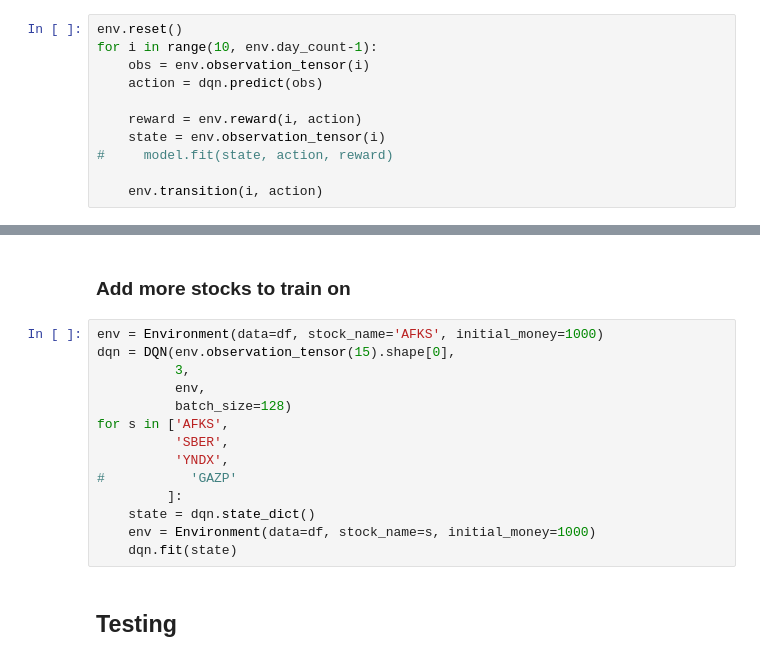
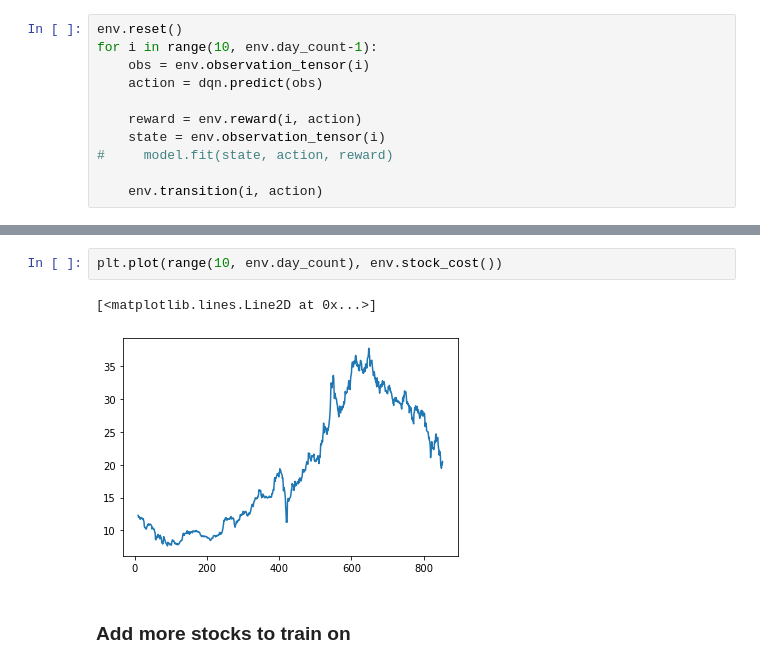
Before and after one commit to andpuc23/Planning_final_stock, a Jupyter notebook: pipeline.ipynb, the cells around one changed output, grey strips where cells are left out. Drawn from its saved outputs; the diff is of its cells as text.

```diff
--- a/pipeline.ipynb
+++ b/pipeline.ipynb
@@ -64,18 +70,7 @@ plt.plot(range(10, env.day_count), env.total_cost())
-# %% [markdown]
-### Add more stocks to train on
-# %%
-env = Environment(data=df, stock_name='AFKS', initial_money=1000)
-dqn = DQN(env.observation_tensor(15).shape[0],
-          3,
-          env,
-          batch_size=128)
-for s in ['AFKS',
-          'SBER',
-          'YNDX',
-#           'GAZP'
-         ]:
-    state = dqn.state_dict()
-    env = Environment(data=df, stock_name=s, initial_money=1000)
-    dqn.fit(state)
-# %% [markdown]
-## Testing
+# %%
+plt.plot(range(10, env.day_count), env.stock_cost())
+# %% [output]
+[<matplotlib.lines.Line2D at 0x...>]
+[figure, added]
+# %% [markdown]
+### Add more stocks to train on
```
Also changed, not shown: parts of 30 cells of this notebook, 4 other files.
